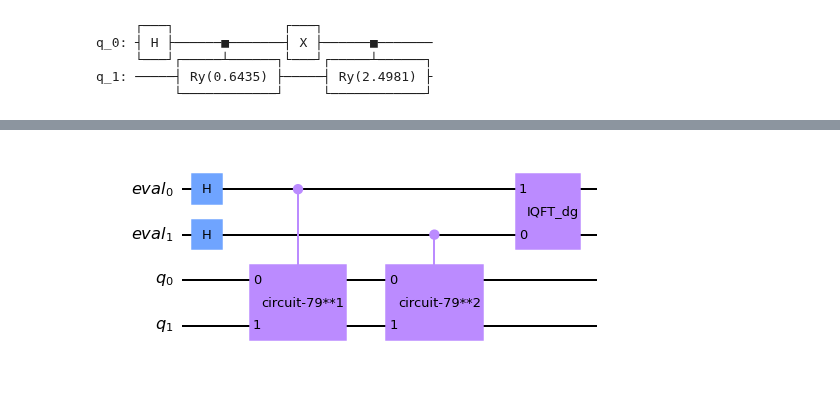
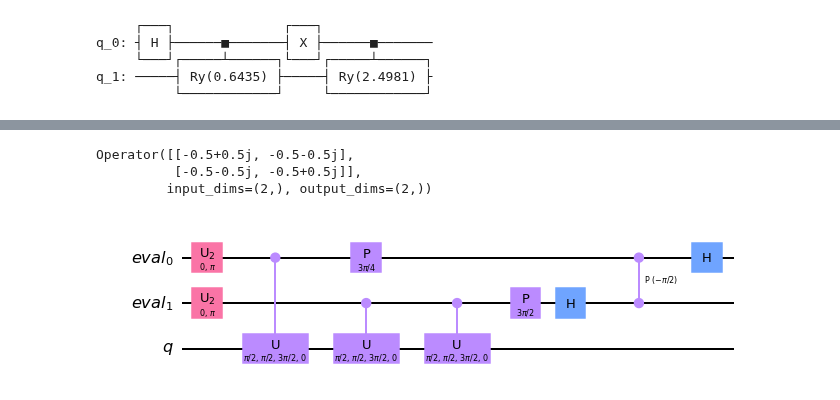
Before and after one commit to PolnareffPark/QuPCA, a Jupyter notebook: initial_tests.ipynb, the cells around one changed output, grey strips where cells are left out. Cells and saved outputs as stored; diff of their text form; code cells hidden in the pictures.

Commit message:
Added phase estimation

```diff
--- a/initial_tests.ipynb
+++ b/initial_tests.ipynb
@@ -74,8 +93,18 @@ QiskitError: 'No counts for experiment "0"'
+# %%
+from qiskit.algorithms.linear_solvers.matrices.numpy_matrix import NumPyMatrix
+
+matrix_circuit = NumPyMatrix(example_matrix, evolution_time=2*np.pi/4)
+job2 = backend.run(transpile(matrix_circuit, backend=backend))
+job2.result().get_unitary()
+# %% [output]
+Operator([[-0.5+0.5j, -0.5-0.5j],
+          [-0.5-0.5j, -0.5+0.5j]],
+         input_dims=(2,), output_dims=(2,))
 # %%
 from qiskit.circuit.library import PhaseEstimation
 # from qiskit.algorithms import EstimationProblem
 # problem = EstimationProblem(qupca_circuit, [0])
-pe = PhaseEstimation(2, qupca_circuit)
-pe.decompose(reps=1).draw("mpl")
+pe = PhaseEstimation(2, matrix_circuit)
+pe.decompose(reps=2).draw("mpl")
 # %% [output]
-[figure, old version]
+[figure, new version]
```
Also changed, not shown: parts of 8 cells of this notebook.
